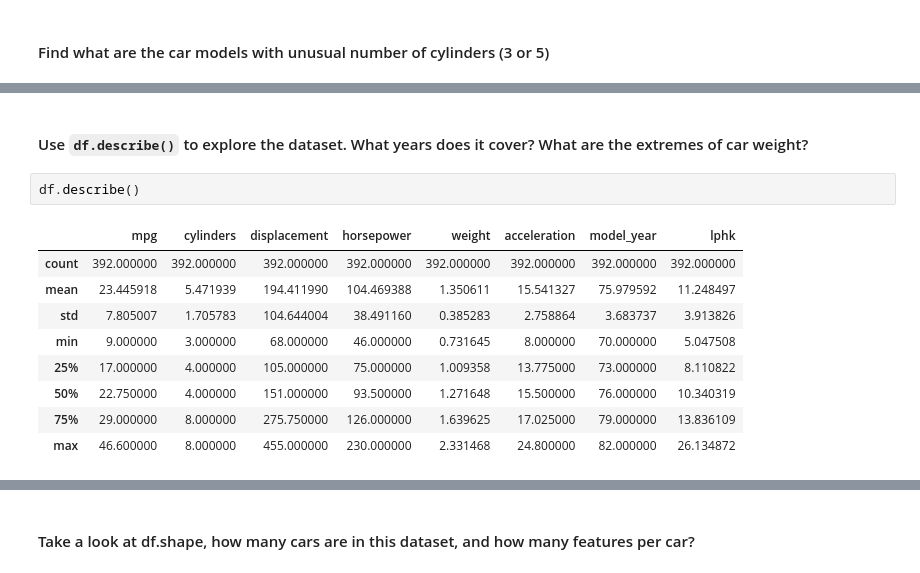
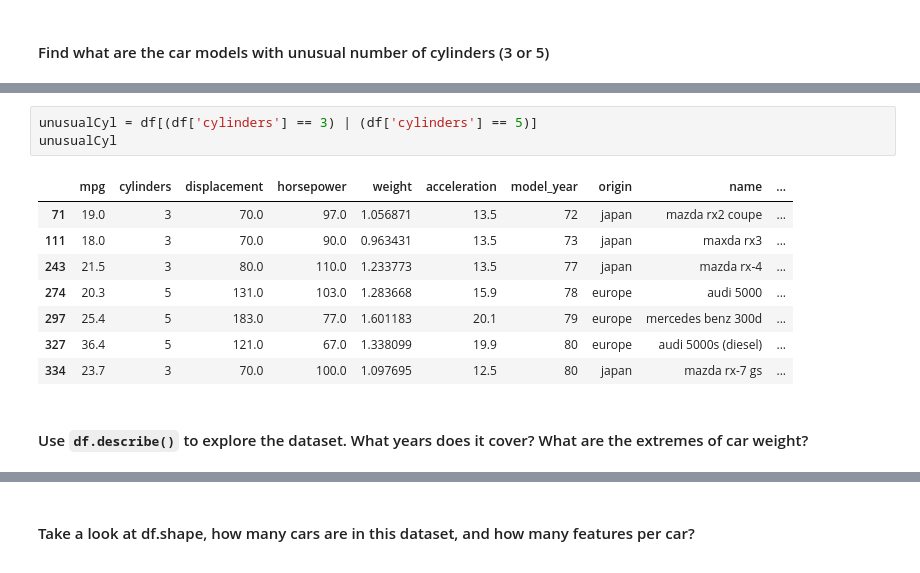
Before and after one commit to Mosuswalks/AI-with-Python, a Jupyter notebook: ML1/exercises/mpg_regression.ipynb, the cells around one changed output, grey strips where cells are left out. Saved outputs shown, nothing was run; the diff lists cells and outputs as text.

```diff
--- a/ML1/exercises/mpg_regression.ipynb
+++ b/ML1/exercises/mpg_regression.ipynb
@@ -59,14 +73,14 @@ df
+# %%
+unusualCyl = df[(df['cylinders'] == 3) | (df['cylinders'] == 5)]
+unusualCyl
+# %% [output]
+|  | mpg | cylinders | displacement | horsepower | weight | acceleration | model_year | origin | name | ... |
+| 71 | 19.0 | 3 | 70.0 | 97.0 | 1.056871 | 13.5 | 72 | japan | mazda rx2 coupe | ... |
+| 111 | 18.0 | 3 | 70.0 | 90.0 | 0.963431 | 13.5 | 73 | japan | maxda rx3 | ... |
+| 243 | 21.5 | 3 | 80.0 | 110.0 | 1.233773 | 13.5 | 77 | japan | mazda rx-4 | ... |
+| 274 | 20.3 | 5 | 131.0 | 103.0 | 1.283668 | 15.9 | 78 | europe | audi 5000 | ... |
+| 297 | 25.4 | 5 | 183.0 | 77.0 | 1.601183 | 20.1 | 79 | europe | mercedes benz 300d | ... |
+| 327 | 36.4 | 5 | 121.0 | 67.0 | 1.338099 | 19.9 | 80 | europe | audi 5000s (diesel) | ... |
+| 334 | 23.7 | 3 | 70.0 | 100.0 | 1.097695 | 12.5 | 80 | japan | mazda rx-7 gs | ... |
 # %% [markdown]
 #### Use `df.describe()` to explore the dataset. What years does it cover? What are the extremes of car weight?
-# %%
-df.describe()
-# %% [output]
-|  | mpg | cylinders | displacement | horsepower | weight | acceleration | model_year | lphk |
-| count | 392.000000 | 392.000000 | 392.000000 | 392.000000 | 392.000000 | 392.000000 | 392.000000 | 392.000000 |
-| mean | 23.445918 | 5.471939 | 194.411990 | 104.469388 | 1.350611 | 15.541327 | 75.979592 | 11.248497 |
-| std | 7.805007 | 1.705783 | 104.644004 | 38.491160 | 0.385283 | 2.758864 | 3.683737 | 3.913826 |
-| min | 9.000000 | 3.000000 | 68.000000 | 46.000000 | 0.731645 | 8.000000 | 70.000000 | 5.047508 |
-| 25% | 17.000000 | 4.000000 | 105.000000 | 75.000000 | 1.009358 | 13.775000 | 73.000000 | 8.110822 |
-| 50% | 22.750000 | 4.000000 | 151.000000 | 93.500000 | 1.271648 | 15.500000 | 76.000000 | 10.340319 |
-| 75% | 29.000000 | 8.000000 | 275.750000 | 126.000000 | 1.639625 | 17.025000 | 79.000000 | 13.836109 |
-| max | 46.600000 | 8.000000 | 455.000000 | 230.000000 | 2.331468 | 24.800000 | 82.000000 | 26.134872 |
```
Also changed, not shown: parts of 11 cells of this notebook, 3 other files.
